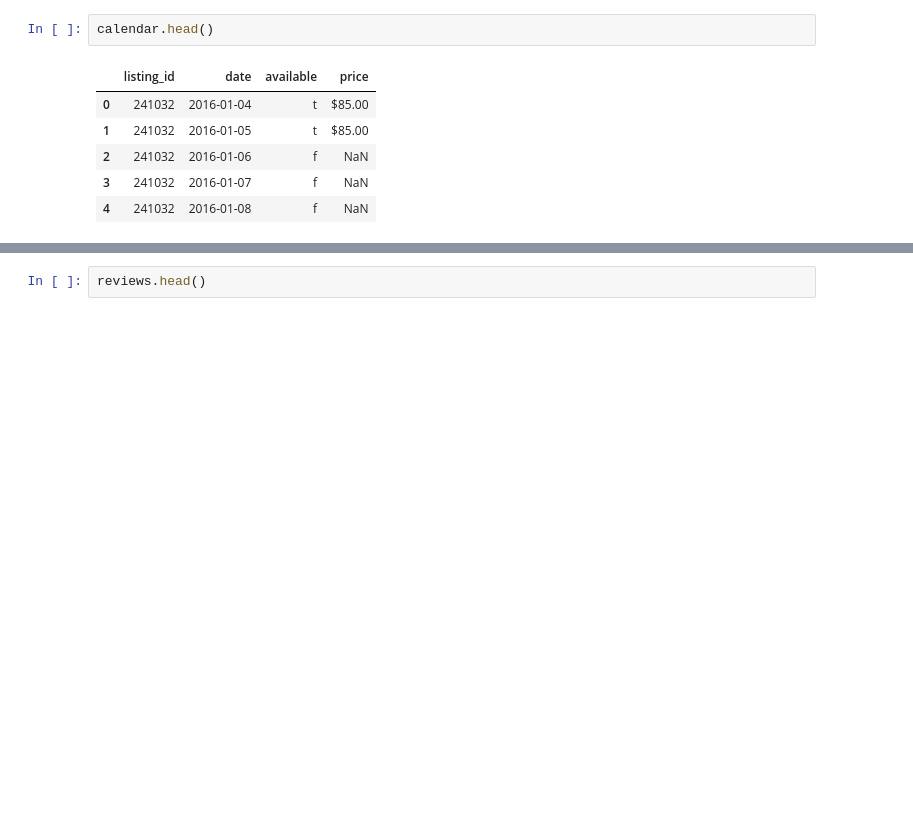
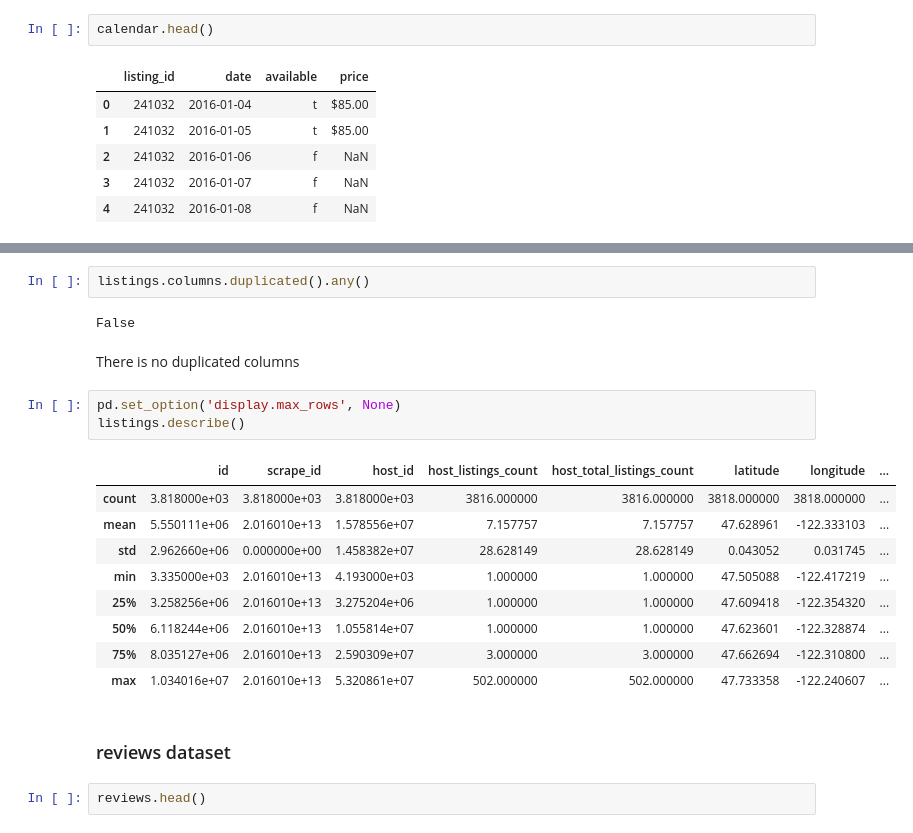
Before and after one commit to tuhuyc3/ds-nano-hh, a Jupyter notebook: my_1st_project.ipynb, the cells around one changed output, grey strips where cells are left out. Cells and saved outputs as stored; diff of their text form; blank space fills up the shorter version.

Commit message:
-- add datasets and create workbook

```diff
--- a/my_1st_project.ipynb
+++ b/my_1st_project.ipynb
@@ -29,3 +131,24 @@ listings.head()
+# %%
+listings.columns.duplicated().any()
+# %% [output]
+False
+# %% [markdown]
+There is no duplicated columns
+# %%
+pd.set_option('display.max_rows', None)
+listings.describe()
+# %% [output]
+|  | id | scrape_id | host_id | host_listings_count | host_total_listings_count | latitude | longitude | ... |
+| count | 3.818000e+03 | 3.818000e+03 | 3.818000e+03 | 3816.000000 | 3816.000000 | 3818.000000 | 3818.000000 | ... |
+| mean | 5.550111e+06 | 2.016010e+13 | 1.578556e+07 | 7.157757 | 7.157757 | 47.628961 | -122.333103 | ... |
+| std | 2.962660e+06 | 0.000000e+00 | 1.458382e+07 | 28.628149 | 28.628149 | 0.043052 | 0.031745 | ... |
+| min | 3.335000e+03 | 2.016010e+13 | 4.193000e+03 | 1.000000 | 1.000000 | 47.505088 | -122.417219 | ... |
+| 25% | 3.258256e+06 | 2.016010e+13 | 3.275204e+06 | 1.000000 | 1.000000 | 47.609418 | -122.354320 | ... |
+| 50% | 6.118244e+06 | 2.016010e+13 | 1.055814e+07 | 1.000000 | 1.000000 | 47.623601 | -122.328874 | ... |
+| 75% | 8.035127e+06 | 2.016010e+13 | 2.590309e+07 | 3.000000 | 3.000000 | 47.662694 | -122.310800 | ... |
+| max | 1.034016e+07 | 2.016010e+13 | 5.320861e+07 | 502.000000 | 502.000000 | 47.733358 | -122.240607 | ... |
+# %% [markdown]
+### reviews dataset
 # %%
 reviews.head()
 # %% [output]
```
Also changed, not shown: parts of 30 cells of this notebook, 2 other files.
